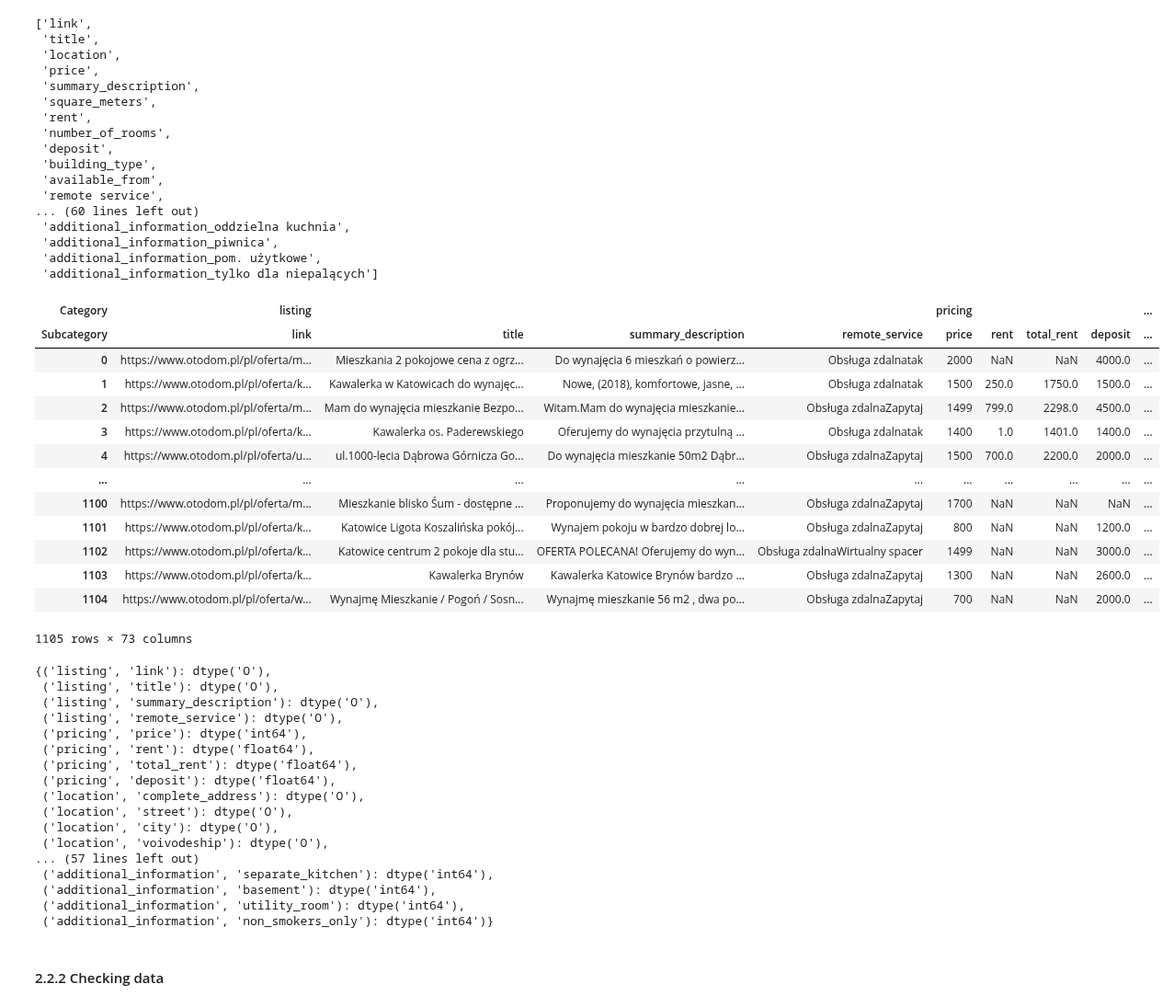
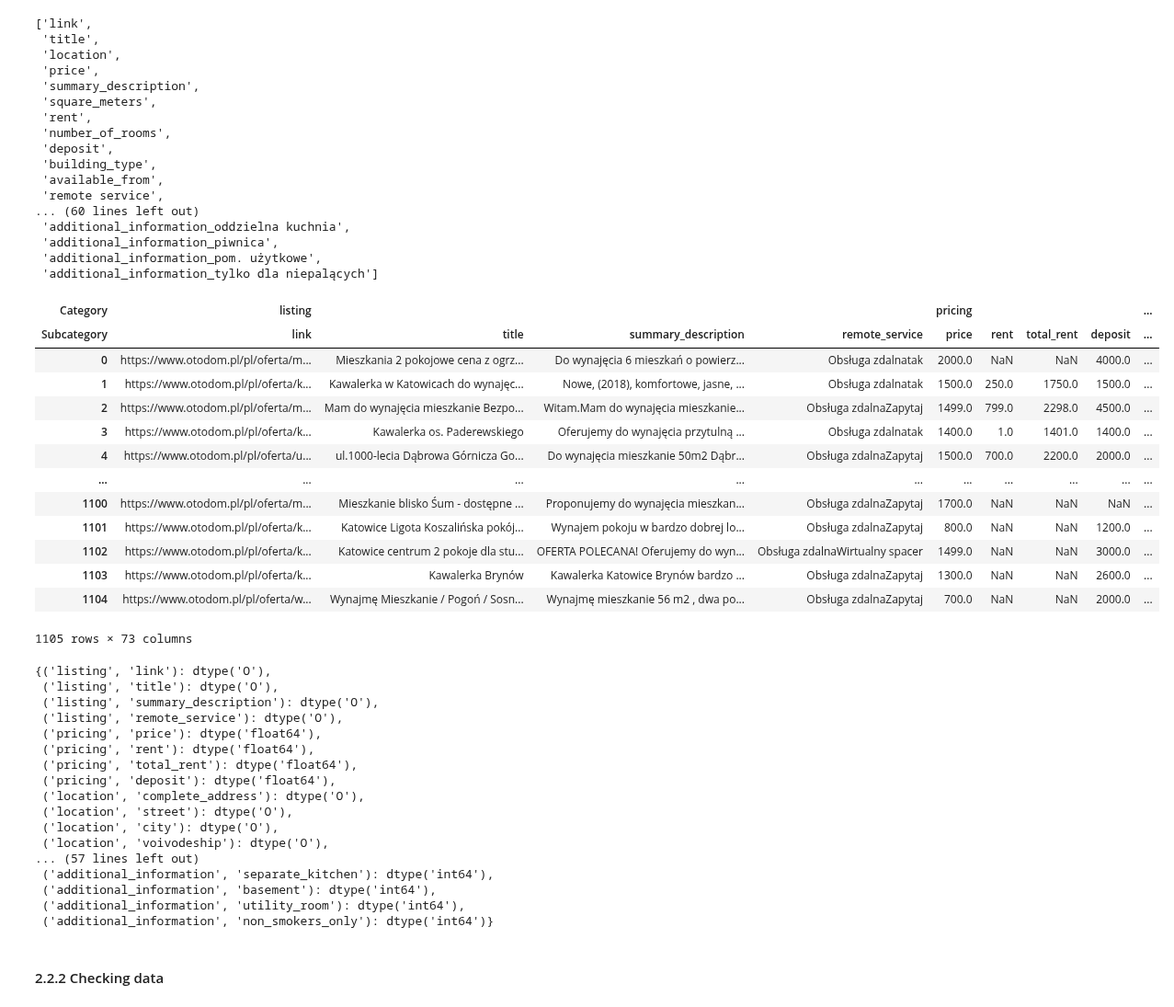
Before and after one commit to Luk-kar/Home-Market-Harvester, a Jupyter notebook: notebooks/002_data_cleaning.ipynb, the cells around one changed output. Shown at 92% size. Cells and saved outputs as stored; diff of their text form; code cells hidden in the pictures.

```diff
--- a/notebooks/002_data_cleaning.ipynb
+++ b/notebooks/002_data_cleaning.ipynb
@@ -151,22 +215,27 @@ def clean_otodom_data(df):
     # Drop the temporary 'location_split' column
     df.drop(columns=['location_split'], inplace=True)
 
-    # 2. Convert 'price', 'square_meters', 'rent', 'deposit', 'number_of_rooms', 'floor_level', 'elevator', 'parking_space', 'build_year' into appropriate formats
+    # 2. Convert 'price' into float
     df['price'] = df['price'].str.replace(' ', '').str.extract('(\d+)')[0]
     df['price'] = pd.to_numeric(df['price'], errors='coerce')
+    df['price'] = df['price'].astype('float64')
 
-    df['square_meters'] = df['square_meters'].str.extract('(\d+)')[0].astype(int)
+    # Extract and convert 'square_meters' into integers
+    df['square_meters'] = df['square_meters'].str.extract('(\d+)')[0].astype('Int64')
 
+    # Extract and convert 'rent' into integers
     df['rent'] = df['rent'].str.extract('(\d+)')[0]
     df['rent'] = pd.to_numeric(df['rent'], errors='coerce')
     df['total_rent'] = df['rent'] + df['price']
 
-
+    # Extract and convert 'deposit' into integers
     df['deposit'] = df['deposit'].str.replace(' ', '').str.extract('(\d+)')[0]
     df['deposit'] = pd.to_numeric(df['deposit'], errors='coerce')
 
-    df['number_of_rooms'] = df['number_of_rooms'].astype(int)
+    # Convert 'number_of_rooms' into an integer, special handling for "Kawalerka"
+    df['number_of_rooms'] = df['number_of_rooms'].astype('Int64')
 
+    # Extract and clean 'floor_level'
     df_split = df['floor_level'].str.split('/', expand=True)
     df_split[0] = df_split[0].replace({'parter': 0, 'suterena': -1, '> 10': 11})
 
@@ -174,17 +243,19 @@ def clean_otodom_data(df):
     df_split.loc[poddasze_rows, 0] = (df_split.loc[poddasze_rows, 1].fillna(0).astype(int) + 1).astype(str)
 
     df['attic'] = df_split[0] == 'poddasze'
-
-
     df['floor'] = pd.to_numeric(df_split[0], errors='coerce')
+    df['floor'] = df['floor'].astype('Int64')
     df['building_floors'] = pd.to_numeric(df_split[1], errors='coerce')
+    df['building_floors'] = df['building_floors'].astype('Int64')
 
     del df['floor_level']
 
+    # Convert 'elevator' and 'parking_space' into boolean values
     df['elevator'] = df['elevator'].map({'tak': True, 'nie': False})
 
     df['parking_space'] = df['parking_space'].map({'garaż/miejsce parkingowe': True, 'brak informacji': False})
 
+    # Convert 'build_year' into integers
     df['build_year'] = pd.to_numeric(df['build_year'], errors='coerce')
 
     # todo create master columns for subcolumns
@@ -202,7 +273,7 @@ def clean_otodom_data(df):
 
     return df
 # %%
-clean_otodom_df = clean_otodom_data(df_otodom)
-clean_otodom_df.head()
+df_otodom_cleaned = clean_otodom_data(df_otodom)
+df_otodom_cleaned.head()
 # %% [output]
 |  | link | title | location | price | summary_description | square_meters | rent | number_of_rooms | ... |
@@ -250,7 +321,7 @@ columns_order = [
     'additional_information_brak informacji', 'additional_information_dwupoziomowe', 'additional_information_klimatyzacja', 'additional_information_oddzielna kuchnia', 'additional_information_piwnica', 'additional_information_pom. użytkowe', 'additional_information_tylko dla niepalących'
 ]
 
-clean_otodom_df = clean_otodom_df[columns_order]
+df_otodom_cleaned = df_otodom_cleaned[columns_order]
 # %%
 columns_multiindex = [
     ('listing', 'link'),
@@ -329,32 +400,32 @@ columns_multiindex = [
 ]
 
 multiindex = pd.MultiIndex.from_tuples(columns_multiindex, names=['Category', 'Subcategory'])
-clean_otodom_df.columns = multiindex
+df_otodom_cleaned.columns = multiindex
-# %%
-clean_otodom_df
-# %% [output]
-| Category | listing |  |  |  | pricing |  |  |  | ... |
-| Subcategory | link | title | summary_description | remote_service | price | rent | total_rent | deposit | ... |
-| 0 | https://www.otodom.pl/pl/oferta/m... | Mieszkania 2 pokojowe cena z ogrz... | Do wynajęcia 6 mieszkań o powierz... | Obsługa zdalnatak | 2000 | NaN | NaN | 4000.0 | ... |
-| 1 | https://www.otodom.pl/pl/oferta/k... | Kawalerka w Katowicach do wynajęc... | Nowe, (2018), komfortowe, jasne, ... | Obsługa zdalnatak | 1500 | 250.0 | 1750.0 | 1500.0 | ... |
-| 2 | https://www.otodom.pl/pl/oferta/m... | Mam do wynajęcia mieszkanie Bezpo... | Witam.Mam do wynajęcia mieszkanie... | Obsługa zdalnaZapytaj | 1499 | 799.0 | 2298.0 | 4500.0 | ... |
-| 3 | https://www.otodom.pl/pl/oferta/k... | Kawalerka os. Paderewskiego | Oferujemy do wynajęcia przytulną ... | Obsługa zdalnatak | 1400 | 1.0 | 1401.0 | 1400.0 | ... |
-| 4 | https://www.otodom.pl/pl/oferta/u... | ul.1000-lecia Dąbrowa Górnicza Go... | Do wynajęcia mieszkanie 50m2 Dąbr... | Obsługa zdalnaZapytaj | 1500 | 700.0 | 2200.0 | 2000.0 | ... |
-| ... | ... | ... | ... | ... | ... | ... | ... | ... | ... |
-| 1100 | https://www.otodom.pl/pl/oferta/m... | Mieszkanie blisko Śum - dostępne ... | Proponujemy do wynajęcia mieszkan... | Obsługa zdalnaZapytaj | 1700 | NaN | NaN | NaN | ... |
-| 1101 | https://www.otodom.pl/pl/oferta/k... | Katowice Ligota Koszalińska pokój... | Wynajem pokoju w bardzo dobrej lo... | Obsługa zdalnaZapytaj | 800 | NaN | NaN | 1200.0 | ... |
-| 1102 | https://www.otodom.pl/pl/oferta/k... | Katowice centrum 2 pokoje dla stu... | OFERTA POLECANA! Oferujemy do wyn... | Obsługa zdalnaWirtualny spacer | 1499 | NaN | NaN | 3000.0 | ... |
-| 1103 | https://www.otodom.pl/pl/oferta/k... | Kawalerka Brynów | Kawalerka Katowice Brynów bardzo ... | Obsługa zdalnaZapytaj | 1300 | NaN | NaN | 2600.0 | ... |
-| 1104 | https://www.otodom.pl/pl/oferta/w... | Wynajmę Mieszkanie / Pogoń / Sosn... | Wynajmę mieszkanie 56 m2 , dwa po... | Obsługa zdalnaZapytaj | 700 | NaN | NaN | 2000.0 | ... |
-1105 rows × 73 columns
+# %%
+df_otodom_cleaned
+# %% [output]
+| Category | listing |  |  |  | pricing |  |  |  | ... |
+| Subcategory | link | title | summary_description | remote_service | price | rent | total_rent | deposit | ... |
+| 0 | https://www.otodom.pl/pl/oferta/m... | Mieszkania 2 pokojowe cena z ogrz... | Do wynajęcia 6 mieszkań o powierz... | Obsługa zdalnatak | 2000.0 | NaN | NaN | 4000.0 | ... |
+| 1 | https://www.otodom.pl/pl/oferta/k... | Kawalerka w Katowicach do wynajęc... | Nowe, (2018), komfortowe, jasne, ... | Obsługa zdalnatak | 1500.0 | 250.0 | 1750.0 | 1500.0 | ... |
+| 2 | https://www.otodom.pl/pl/oferta/m... | Mam do wynajęcia mieszkanie Bezpo... | Witam.Mam do wynajęcia mieszkanie... | Obsługa zdalnaZapytaj | 1499.0 | 799.0 | 2298.0 | 4500.0 | ... |
+| 3 | https://www.otodom.pl/pl/oferta/k... | Kawalerka os. Paderewskiego | Oferujemy do wynajęcia przytulną ... | Obsługa zdalnatak | 1400.0 | 1.0 | 1401.0 | 1400.0 | ... |
+| 4 | https://www.otodom.pl/pl/oferta/u... | ul.1000-lecia Dąbrowa Górnicza Go... | Do wynajęcia mieszkanie 50m2 Dąbr... | Obsługa zdalnaZapytaj | 1500.0 | 700.0 | 2200.0 | 2000.0 | ... |
+| ... | ... | ... | ... | ... | ... | ... | ... | ... | ... |
+| 1100 | https://www.otodom.pl/pl/oferta/m... | Mieszkanie blisko Śum - dostępne ... | Proponujemy do wynajęcia mieszkan... | Obsługa zdalnaZapytaj | 1700.0 | NaN | NaN | NaN | ... |
+| 1101 | https://www.otodom.pl/pl/oferta/k... | Katowice Ligota Koszalińska pokój... | Wynajem pokoju w bardzo dobrej lo... | Obsługa zdalnaZapytaj | 800.0 | NaN | NaN | 1200.0 | ... |
+| 1102 | https://www.otodom.pl/pl/oferta/k... | Katowice centrum 2 pokoje dla stu... | OFERTA POLECANA! Oferujemy do wyn... | Obsługa zdalnaWirtualny spacer | 1499.0 | NaN | NaN | 3000.0 | ... |
+| 1103 | https://www.otodom.pl/pl/oferta/k... | Kawalerka Brynów | Kawalerka Katowice Brynów bardzo ... | Obsługa zdalnaZapytaj | 1300.0 | NaN | NaN | 2600.0 | ... |
+| 1104 | https://www.otodom.pl/pl/oferta/w... | Wynajmę Mieszkanie / Pogoń / Sosn... | Wynajmę mieszkanie 56 m2 , dwa po... | Obsługa zdalnaZapytaj | 700.0 | NaN | NaN | 2000.0 | ... |
+1105 rows × 73 columns
 # %%
-clean_otodom_df.dtypes.to_dict()
+df_otodom_cleaned.dtypes.to_dict()
 # %% [output]
 {('listing', 'link'): dtype('O'),
  ('listing', 'title'): dtype('O'),
  ('listing', 'summary_description'): dtype('O'),
  ('listing', 'remote_service'): dtype('O'),
- ('pricing', 'price'): dtype('int64'),
+ ('pricing', 'price'): dtype('float64'),
  ('pricing', 'rent'): dtype('float64'),
  ('pricing', 'total_rent'): dtype('float64'),
  ('pricing', 'deposit'): dtype('float64'),
```
Also changed, not shown: parts of 71 cells of this notebook.
